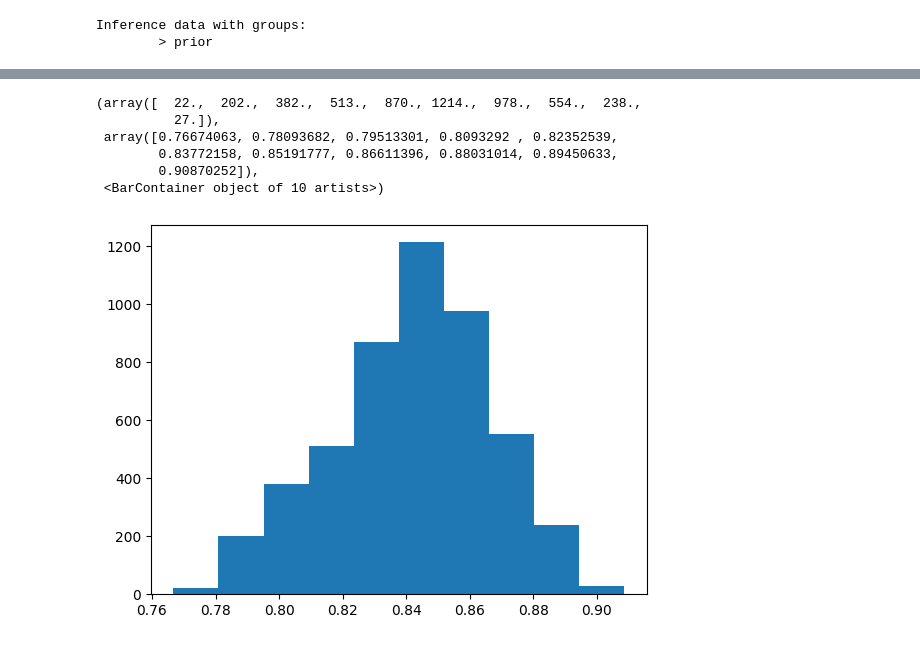
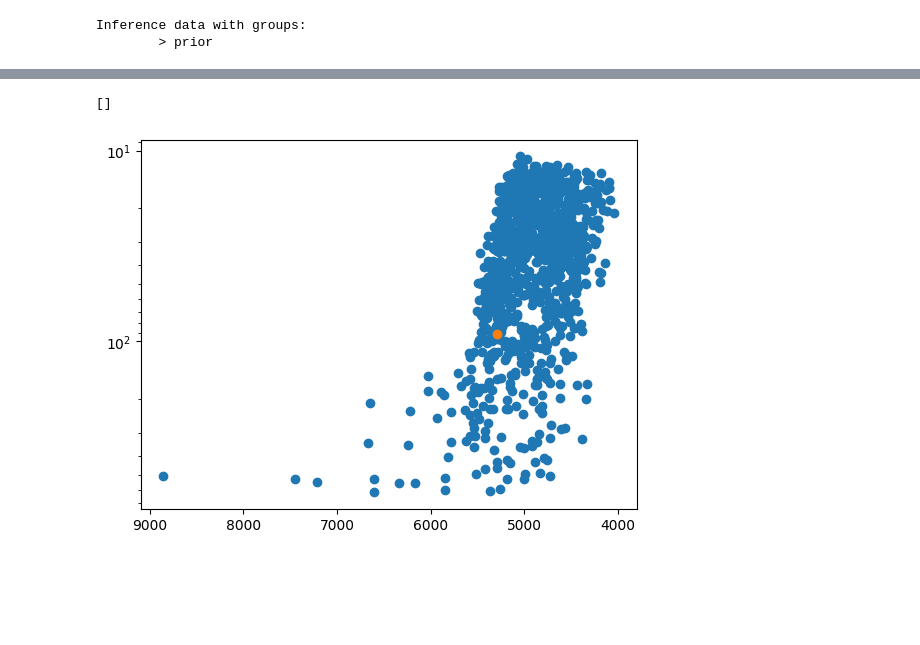
Before and after one commit to ehatt98/M4-hierarchical, a Jupyter notebook: notebooks/single-star-real.ipynb, the cells around one changed output, grey strips where cells are left out. Saved outputs shown, nothing was run; the diff lists cells and outputs as text; code cells hidden in the pictures; blank space fills up the shorter version.

Commit message:
tests with Y25 data

```diff
--- a/notebooks/single-star-real.ipynb
+++ b/notebooks/single-star-real.ipynb
@@ -154 +158,32 @@ unc = {'Teff':eTeff.values[index], 'numax':enumax.values[index], 'dnuSer':ednu.v
+# %%
+Y25 = pd.read_csv('M4_seismicanalysis_Yingxiang_Feb25.csv')
+Y25 = Y25[(Y25['Quality_flag'] == 'D')&(Y25['evol_stage'] == 'RGB')&(Y25['numax_pyMon']>12)&(Y25['Delta_nu']>0)]
+
+IDs = Y25['star_id']
+
+numax = Y25['numax_pyMon']
+enumax_obs = Y25['numax_err_pyMon']
+enumax_pred = 0.009*numax
+enumax = np.sqrt(enumax_obs**2 + enumax_pred**2)
+
+dnu = Y25['Delta_nu']
+ednu_obs = 0.03*Y25['Delta_nu']
+ednu_pred = 0.007*dnu
+ednu = np.sqrt(ednu_obs**2 + ednu_pred**2)
+
+LPhot = Y25['Lum_bol']
+eLPhot_obs = np.sqrt(Y25['Lum_bol_err_random']**2 + Y25['Lum_bol_err_systematic']**2)
+eLPhot_pred = 0.011*LPhot
+eLPhot = np.sqrt(eLPhot_obs**2 + eLPhot_pred**2)
+
+Teff = Y25['Teff_final']
+eTeff = Y25['Teff_err_final']
+
+num_stars = 1
+index = 18
+
+star_id = IDs.values[index]
+
+obs = {'FeH':-1.1,  'Teff':Teff.values[index], 'numax':numax.values[index], 'dnuSer':dnu.values[index], 'logLPhot':np.log10(LPhot.values[index])}
+unc = {'Teff':eTeff.values[index], 'numax':enumax.values[index], 'dnuSer':ednu.values[index], 'FeH':0.07, 'logLPhot':eLPhot.values[index]/LPhot.values[index]*1/np.log(10)}
 # %% [markdown]
@@ -277,13 +305,12 @@ plt.show()
 # %%
-plt.hist(data['posterior']['massini'][0])
+plt.scatter(df_small['Teff'], df_small['numax']*3090)
+plt.scatter(obs['Teff'], obs['numax'])
+plt.gca().invert_xaxis()
+plt.gca().invert_yaxis()
+plt.semilogy()
 # %% [output]
-(array([  22.,  202.,  382.,  513.,  870., 1214.,  978.,  554.,  238.,
-          27.]),
- array([0.76674063, 0.78093682, 0.79513301, 0.8093292 , 0.82352539,
-        0.83772158, 0.85191777, 0.86611396, 0.88031014, 0.89450633,
-        0.90870252]),
- <BarContainer object of 10 artists>)
+[]
-[figure, old version]
+[figure, new version]
 # %%
 summary_stats
 # %% [output]
```
Also changed, not shown: parts of 16 cells of this notebook, 2 other files.
